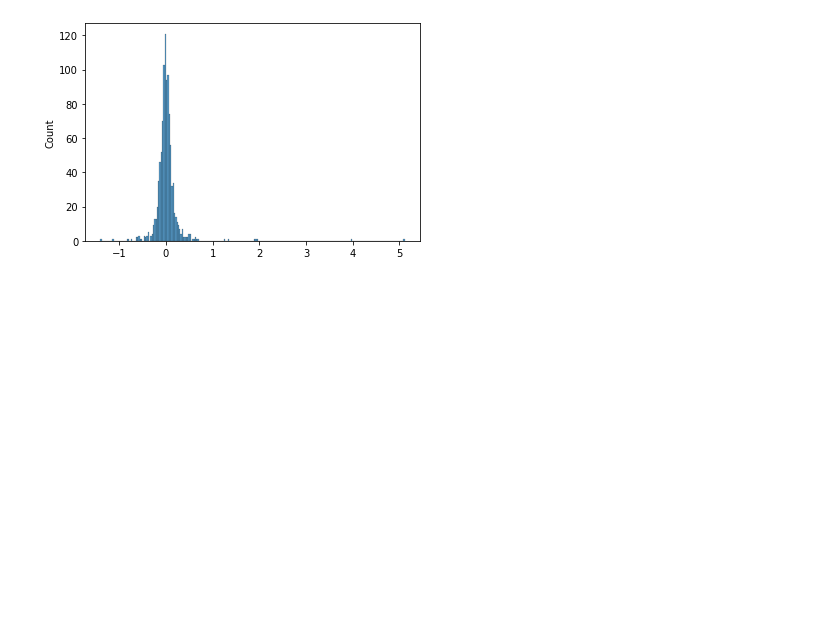
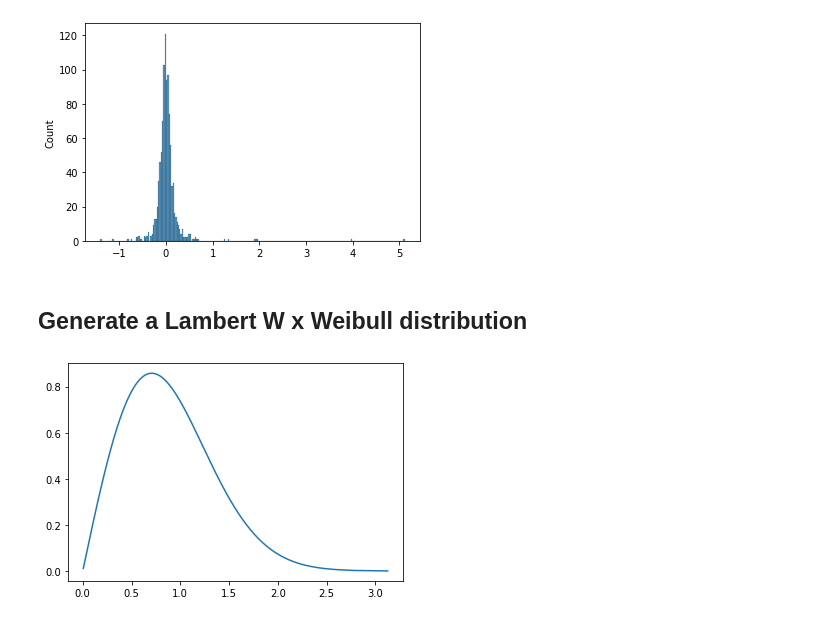
Before and after one commit to gmgeorg/torchlambertw, a Jupyter notebook: notebooks/demo-lambertw-f-distributions.ipynb, the cells around one changed output. Cells and saved outputs as stored; diff of their text form; code cells hidden in the pictures; blank space fills up the shorter version.

Commit message:
update distributions notebook with diy

```diff
--- a/notebooks/demo-lambertw-f-distributions.ipynb
+++ b/notebooks/demo-lambertw-f-distributions.ipynb
@@ -159,3 +153,17 @@ sns.histplot(x)
 # %% [output]
 <AxesSubplot:ylabel='Count'>
 [figure]
+# %% [markdown]
+## Generate a Lambert W x Weibull distribution
+# %%
+input_distr = torch.distributions.Weibull(concentration=2, scale=1.)
+
+def _plot_distr(distr, ax=None):
+
+    x = np.sort(distr.sample((5000, )).numpy())
+    pdf = np.exp(distr.log_prob(torch.tensor(x))).numpy()
+    plt.plot(x, pdf, axes=ax)
+
+_plot_distr(input_distr)
+# %% [output]
+[figure, added]
```
Also changed, not shown: parts of 5 cells of this notebook.
